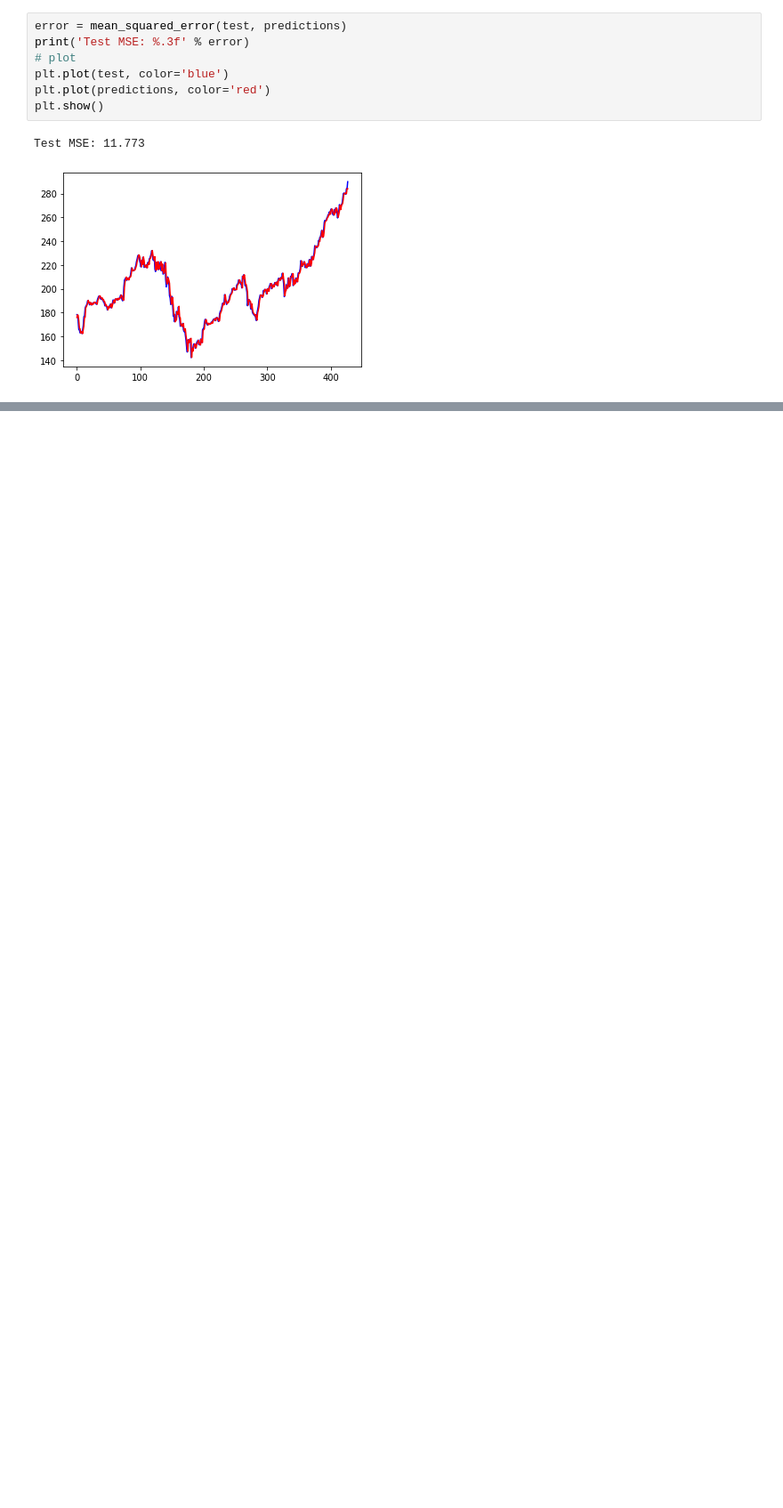
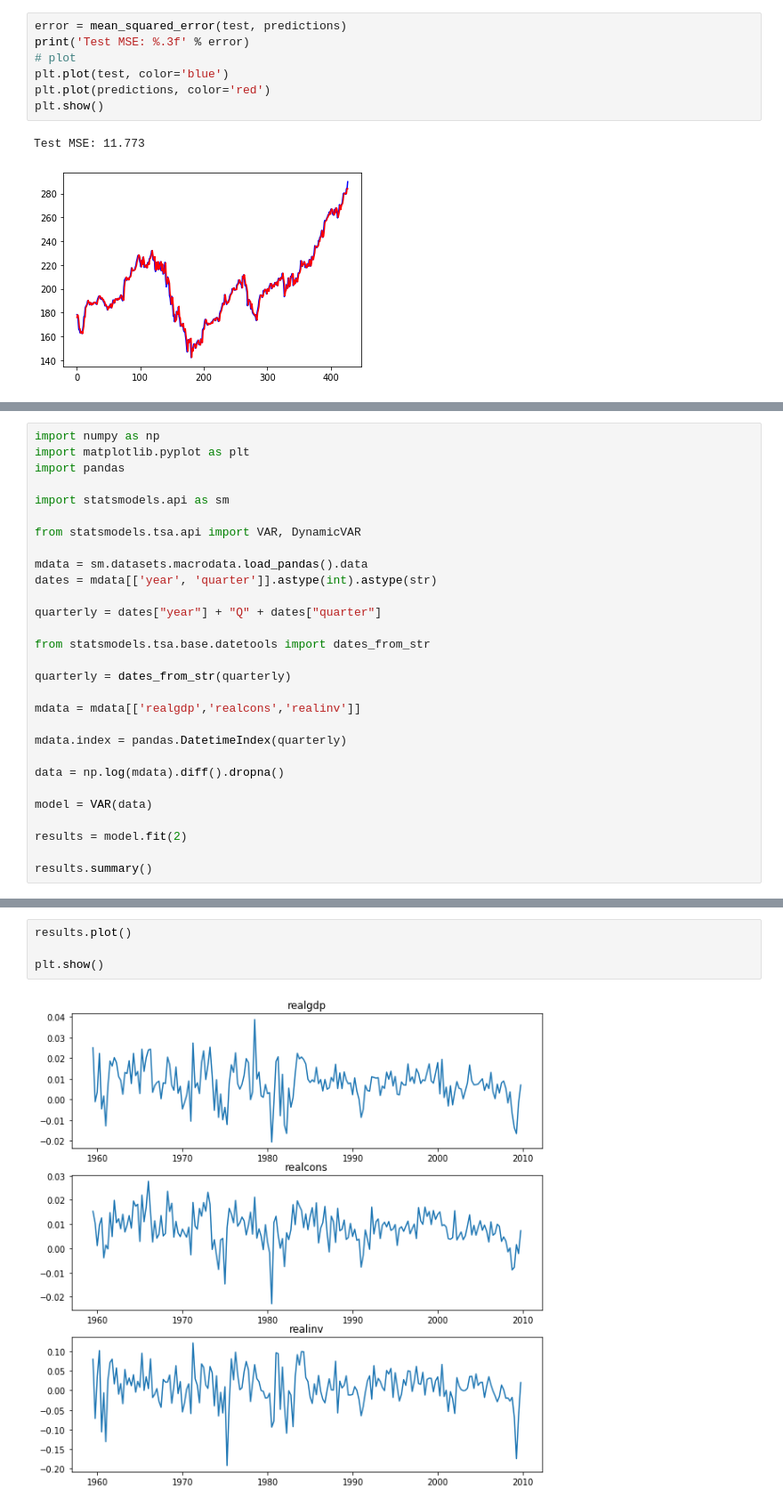
Before and after one commit to Santanukolkata/Data_Science, a Jupyter notebook: Time_Series/Advanced_time_series.ipynb, the cells around one changed output, grey strips where cells are left out. Shown at 89% size. Cells and saved outputs as stored; diff of their text form; blank space fills up the shorter version.

```diff
--- a/Time_Series/Advanced_time_series.ipynb
+++ b/Time_Series/Advanced_time_series.ipynb
@@ -293,0 +296,29 @@ Test MSE: 11.773
+# %%
+import numpy as np
+import matplotlib.pyplot as plt
+import pandas
+
+import statsmodels.api as sm
+
+from statsmodels.tsa.api import VAR, DynamicVAR
+
+mdata = sm.datasets.macrodata.load_pandas().data
+dates = mdata[['year', 'quarter']].astype(int).astype(str)
+
+quarterly = dates["year"] + "Q" + dates["quarter"]
+
+from statsmodels.tsa.base.datetools import dates_from_str
+
+quarterly = dates_from_str(quarterly)
+
+mdata = mdata[['realgdp','realcons','realinv']]
+
+mdata.index = pandas.DatetimeIndex(quarterly)
+
+data = np.log(mdata).diff().dropna()
+
+model = VAR(data)
+
+results = model.fit(2)
+
+results.summary()
@@ -293,0 +343,6 @@ Test MSE: 11.773
+# %%
+results.plot()
+
+plt.show()
+# %% [output]
+[figure, added]
```
Also changed, not shown: parts of 8 cells of this notebook.
